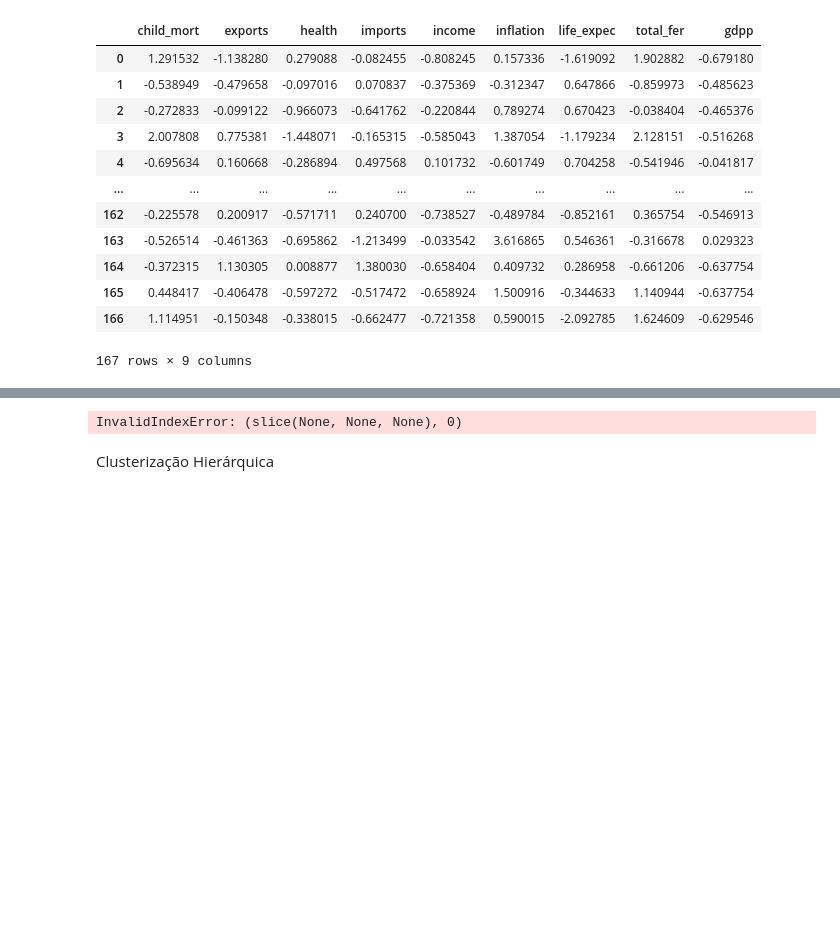
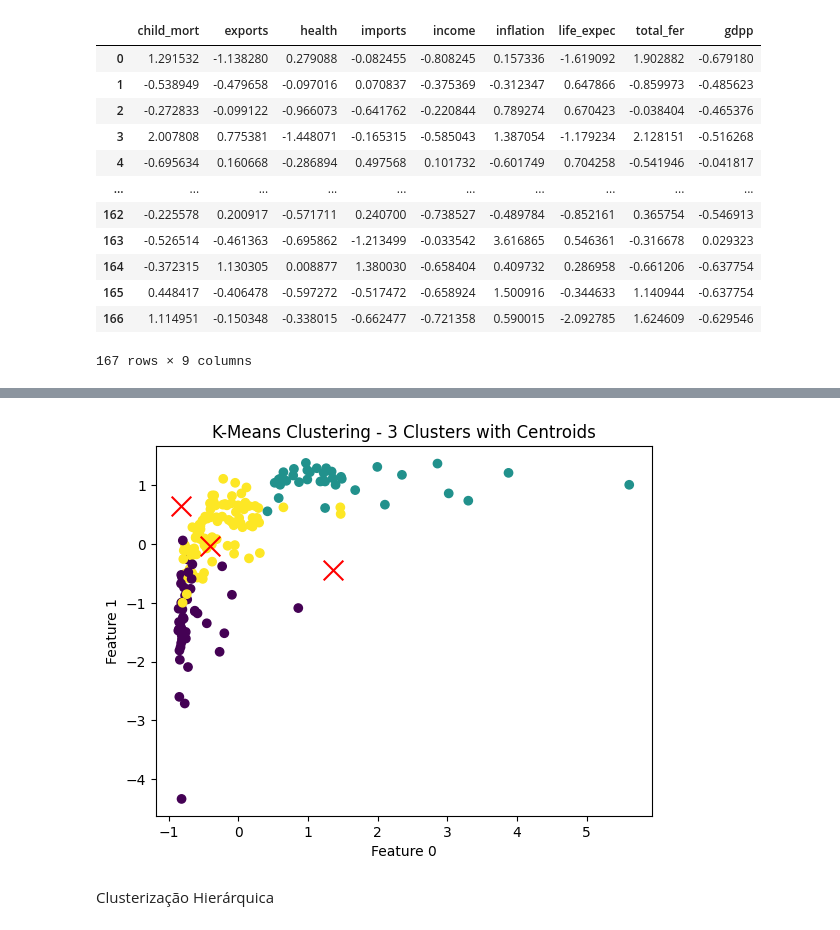
Before and after one commit to FabioRochaPoeta/aprendizado-nao-supervisionado, a Jupyter notebook: aprendizado-nao-supervisionado-fabio-rocha.ipynb, the cells around one changed output, grey strips where cells are left out. Drawn from its saved outputs; the diff is of its cells as text; code cells hidden in the pictures; blank space fills up the shorter version.

```diff
--- a/aprendizado-nao-supervisionado-fabio-rocha.ipynb
+++ b/aprendizado-nao-supervisionado-fabio-rocha.ipynb
@@ -300,23 +294,23 @@ InvalidIndexError: (slice(None, None, None), 0)
 # %%
 # Com centróides:
 
 # Criar uma instância do modelo K-Means com 3 clusters
 kmeans = KMeans(n_clusters=3)
 
 # Realizar o agrupamento
 kmeans.fit(scaled_data)
 
 # Obter as coordenadas dos centroides
 centroids = kmeans.cluster_centers_
 
-plt.scatter(scaled_data[:, 0], scaled_data[:, 1], c=cluster_labels, cmap='viridis')
+plt.scatter(scaled_data['income'], scaled_data['life_expec'], c=cluster_labels, cmap='viridis')
 plt.scatter(centroids[:, 0], centroids[:, 1], marker='x', s=200, c='red')
 plt.xlabel('Feature 0')
 plt.ylabel('Feature 1')
 plt.title('K-Means Clustering - 3 Clusters with Centroids')
 plt.show()
 # %% [output]
-InvalidIndexError: (slice(None, None, None), 0)
+[figure, added]
 # %% [markdown]
 Clusterização Hierárquica
 # %%
```
Also changed, not shown: parts of 8 cells of this notebook.
